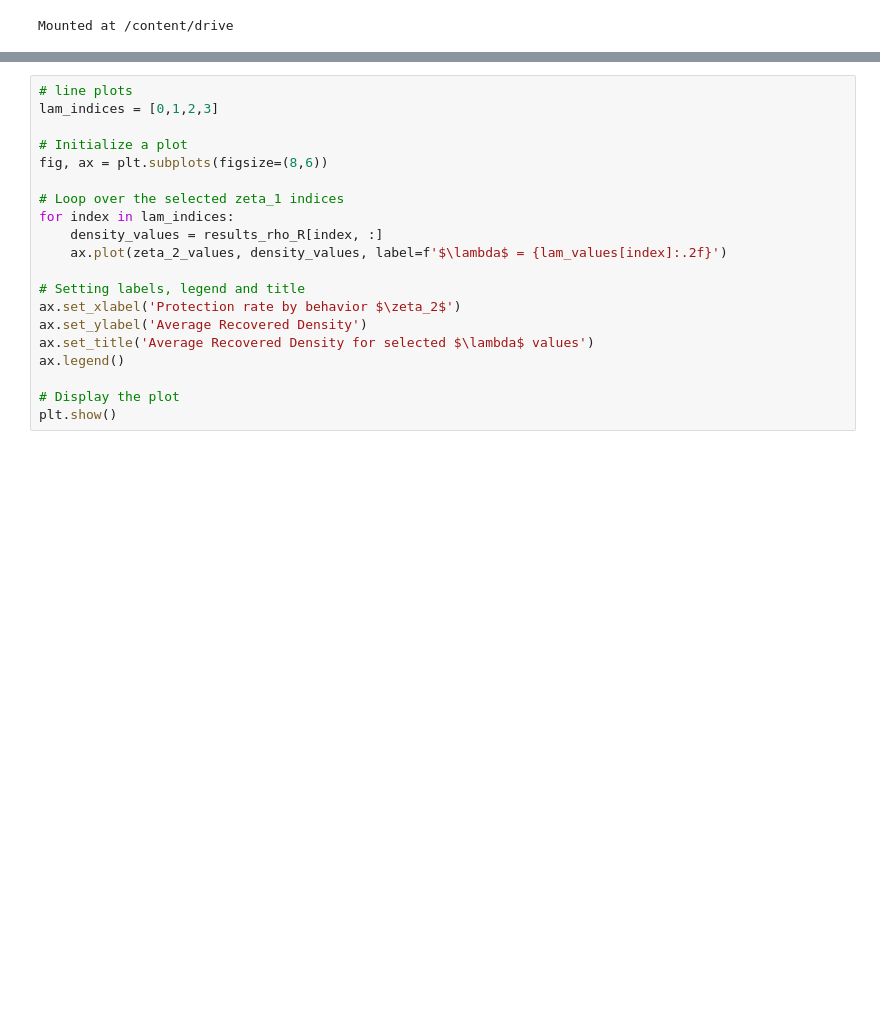
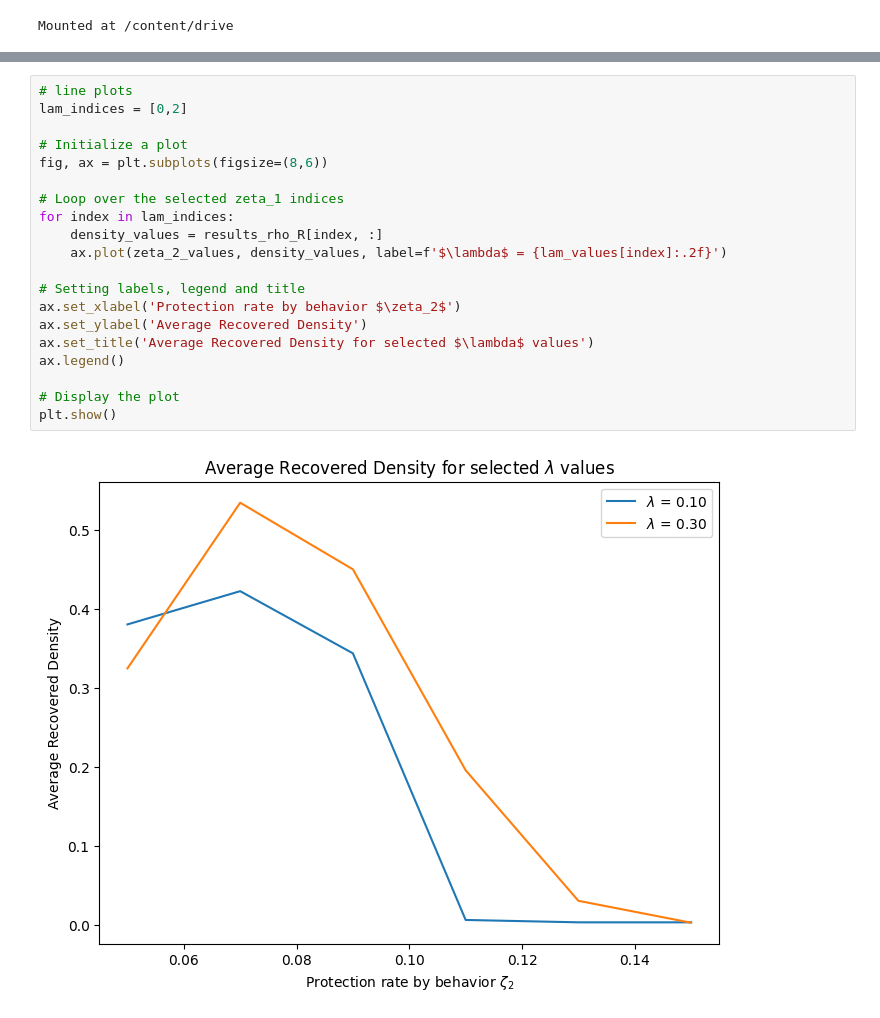
Before and after one commit to Nancy-Shi/Complex_Networks, a Jupyter notebook: Lam_zeta_2_3_Layer_Coupling.ipynb, the cells around one changed output, grey strips where cells are left out. Saved outputs shown, nothing was run; the diff lists cells and outputs as text; blank space fills up the shorter version.

```diff
--- a/Lam_zeta_2_3_Layer_Coupling.ipynb
+++ b/Lam_zeta_2_3_Layer_Coupling.ipynb
@@ -577,22 +593,24 @@ lam: 0.1 zeta_2: 0.05 rho_C: 0.6655263157894736 rho_R: 0.38065789473684225
 # %%
 # line plots
-lam_indices = [0,1,2,3]
+lam_indices = [0,2]
 
 # Initialize a plot
 fig, ax = plt.subplots(figsize=(8,6))
 
 # Loop over the selected zeta_1 indices
 for index in lam_indices:
     density_values = results_rho_R[index, :]
     ax.plot(zeta_2_values, density_values, label=f'$\lambda$ = {lam_values[index]:.2f}')
 
 # Setting labels, legend and title
 ax.set_xlabel('Protection rate by behavior $\zeta_2$')
 ax.set_ylabel('Average Recovered Density')
 ax.set_title('Average Recovered Density for selected $\lambda$ values')
 ax.legend()
 
 # Display the plot
 plt.show()
+# %% [output]
+[figure, added]
 # %%
 # log line plots
```
Also changed, not shown: parts of 3 cells of this notebook.
